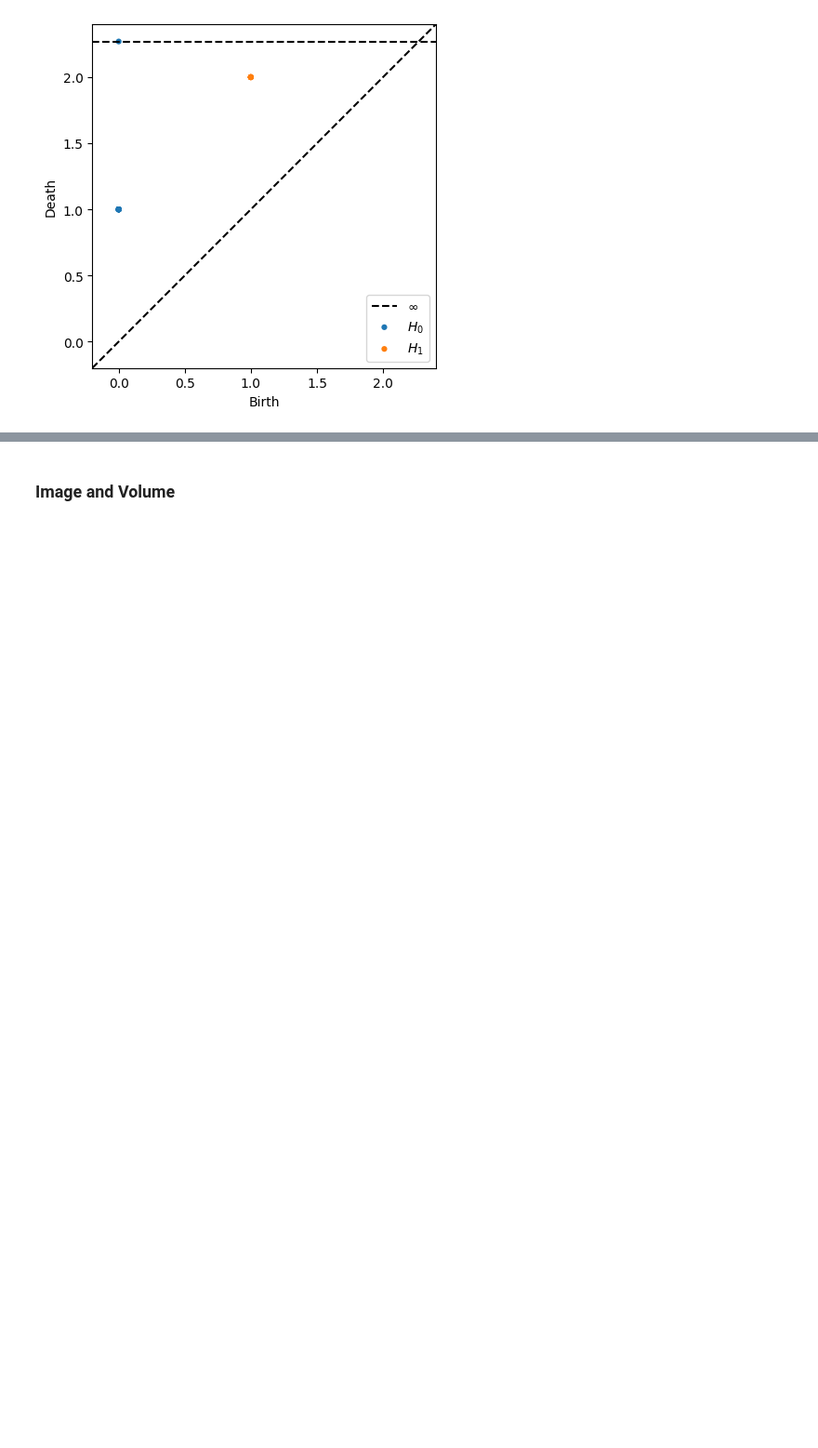
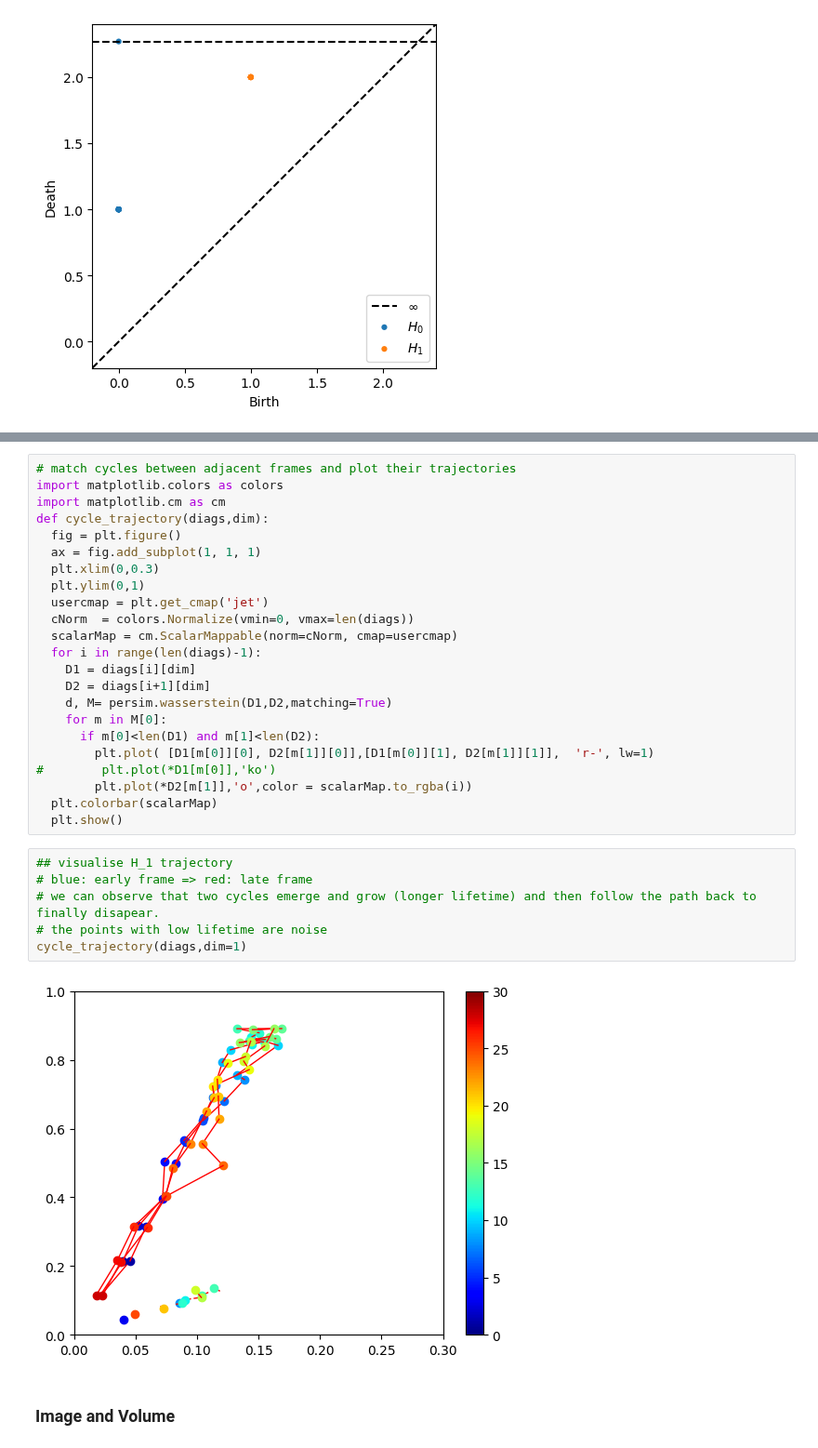
Before and after one commit to shizuo-kaji/TutorialTopologicalDataAnalysis, a Jupyter notebook: TopologicalDataAnalysisWithPython.ipynb, the cells around one changed output, grey strips where cells are left out. Shown at 93% size. Cells and saved outputs as stored; diff of their text form; blank space fills up the shorter version.

```diff
--- a/TopologicalDataAnalysisWithPython.ipynb
+++ b/TopologicalDataAnalysisWithPython.ipynb
@@ -190,3 +229,34 @@ persim.plot_diagrams(diag)
+# %%
+# match cycles between adjacent frames and plot their trajectories
+import matplotlib.colors as colors
+import matplotlib.cm as cm
+def cycle_trajectory(diags,dim):
+  fig = plt.figure()
+  ax = fig.add_subplot(1, 1, 1)
+  plt.xlim(0,0.3)
+  plt.ylim(0,1)
+  usercmap = plt.get_cmap('jet')
+  cNorm  = colors.Normalize(vmin=0, vmax=len(diags))
+  scalarMap = cm.ScalarMappable(norm=cNorm, cmap=usercmap)
+  for i in range(len(diags)-1):
+    D1 = diags[i][dim]
+    D2 = diags[i+1][dim]
+    d, M= persim.wasserstein(D1,D2,matching=True)
+    for m in M[0]:
+      if m[0]<len(D1) and m[1]<len(D2):
+        plt.plot( [D1[m[0]][0], D2[m[1]][0]],[D1[m[0]][1], D2[m[1]][1]],  'r-', lw=1)
+#        plt.plot(*D1[m[0]],'ko')
+        plt.plot(*D2[m[1]],'o',color = scalarMap.to_rgba(i))
+  plt.colorbar(scalarMap)
+  plt.show()
+# %%
+## visualise H_1 trajectory
+# blue: early frame => red: late frame
+# we can observe that two cycles emerge and grow (longer lifetime) and then follow the path back to finally disapear.
+# the points with low lifetime are noise
+cycle_trajectory(diags,dim=1)
+# %% [output]
+[figure, added]
 # %% [markdown]
 ### Image and Volume
 # %%
```
Also changed, not shown: parts of 5 cells of this notebook.
